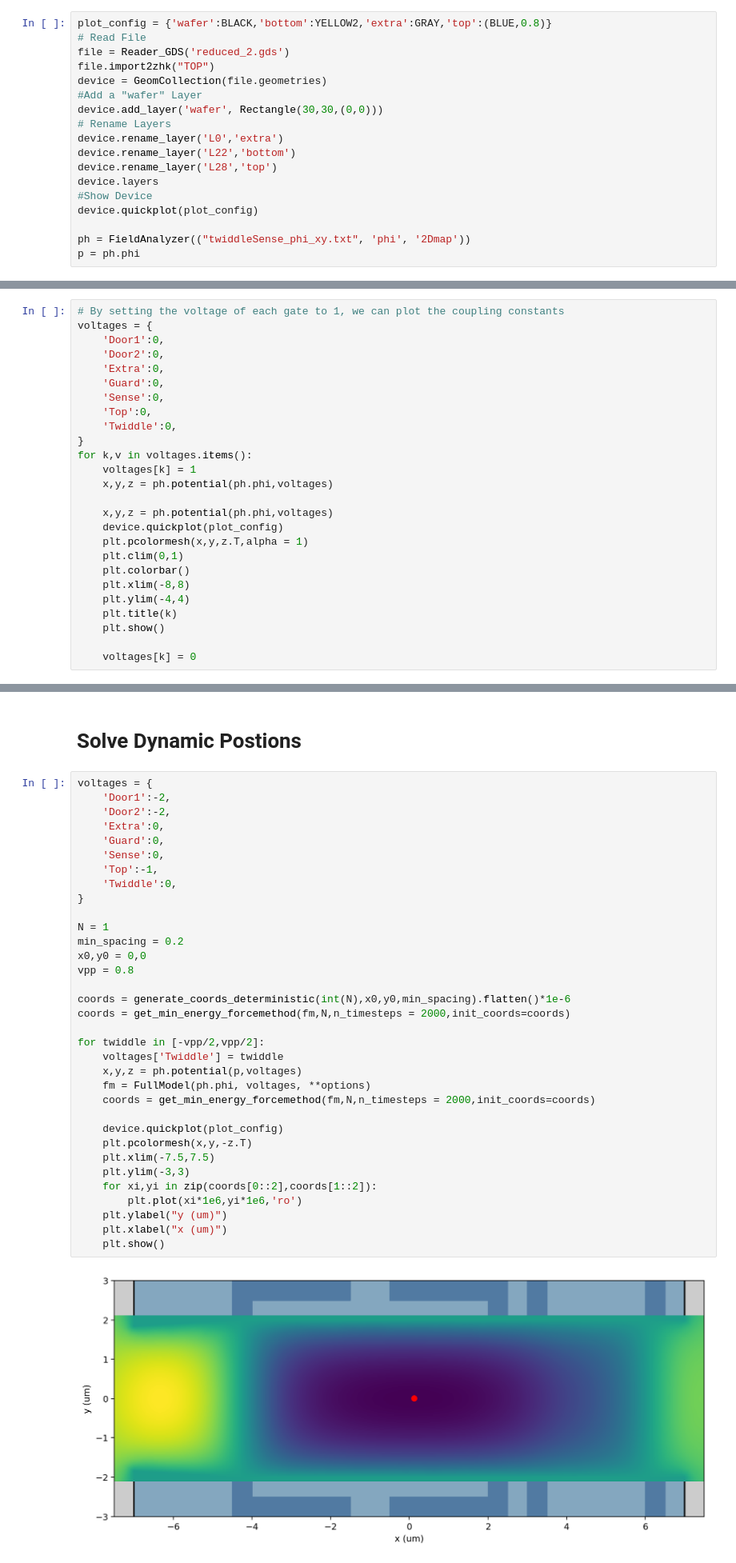
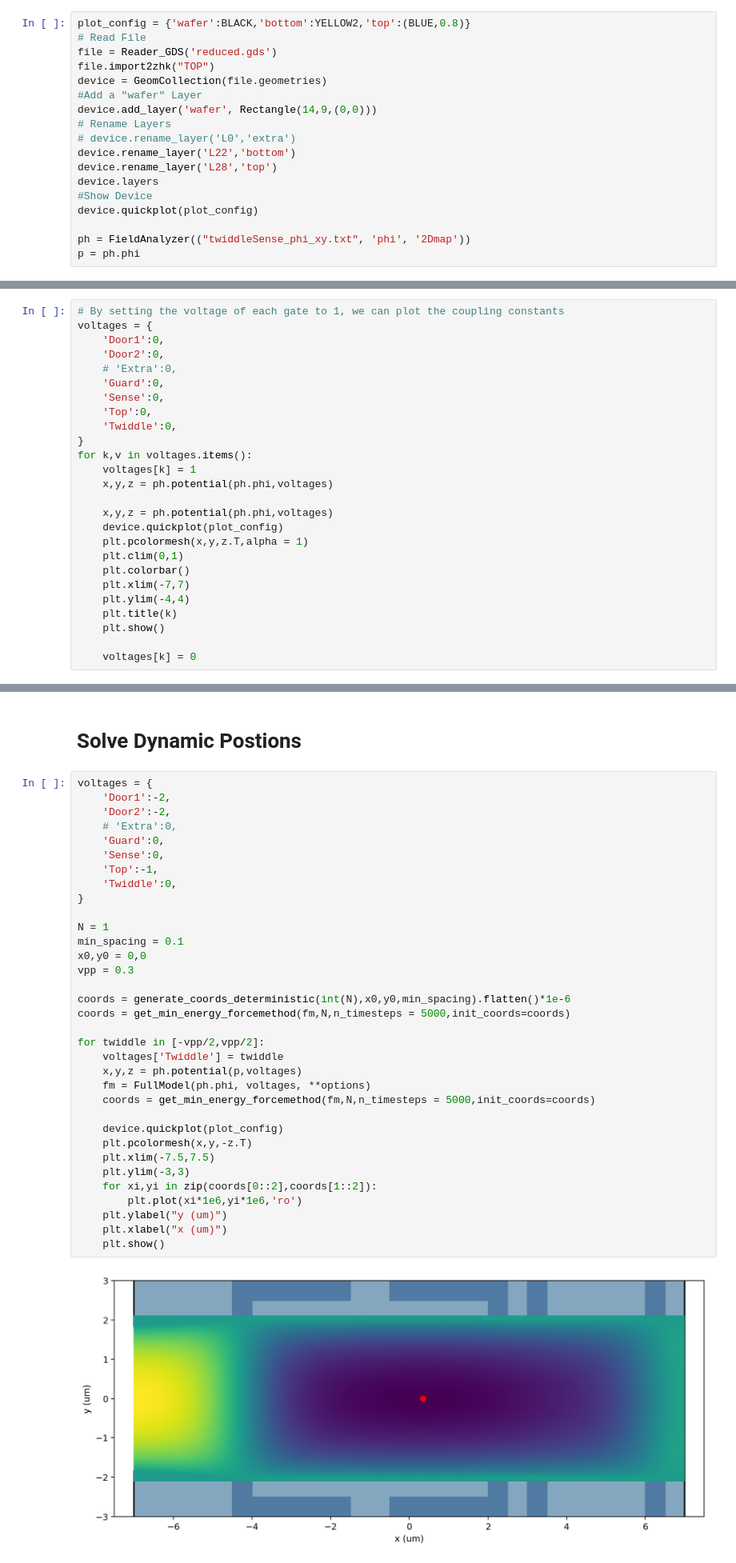
Before and after one commit to eelyon/LyonLabCodebase, a Jupyter notebook: zeroHeliumKitSims/Gordian/FEMAnalysis.ipynb, the cells around one changed output, grey strips where cells are left out. Shown at 80% size. Cells and saved outputs as stored; diff of their text form.

```diff
--- a/zeroHeliumKitSims/Gordian/FEMAnalysis.ipynb
+++ b/zeroHeliumKitSims/Gordian/FEMAnalysis.ipynb
@@ -20,15 +20,15 @@ from zeroheliumkit.helpers.constants import *
 # %% [markdown]
 # Device and FEM Results
 # %%
-plot_config = {'wafer':BLACK,'bottom':YELLOW2,'extra':GRAY,'top':(BLUE,0.8)}
+plot_config = {'wafer':BLACK,'bottom':YELLOW2,'top':(BLUE,0.8)}
 # Read File
-file = Reader_GDS('reduced_2.gds')
+file = Reader_GDS('reduced.gds')
 file.import2zhk("TOP")
 device = GeomCollection(file.geometries)
 #Add a "wafer" Layer
-device.add_layer('wafer', Rectangle(30,30,(0,0)))
+device.add_layer('wafer', Rectangle(14,9,(0,0)))
 # Rename Layers
-device.rename_layer('L0','extra')
+# device.rename_layer('L0','extra')
 device.rename_layer('L22','bottom')
 device.rename_layer('L28','top')
 device.layers
@@ -83,7 +83,7 @@ dict_keys(['Door1', 'Door2', 'Extra', 'Guard', 'Sense', 'Top', 'Twiddle', 'xlist
 voltages = {
     'Door1':0,
     'Door2':0,
-    'Extra':0,
+    # 'Extra':0,
     'Guard':0,
     'Sense':0,
     'Top':0,
@@ -98,7 +98,7 @@ for k,v in voltages.items():
     plt.pcolormesh(x,y,z.T,alpha = 1)
     plt.clim(0,1)
     plt.colorbar()
-    plt.xlim(-8,8)
+    plt.xlim(-7,7)
     plt.ylim(-4,4)
     plt.title(k)
     plt.show()
@@ -268,36 +267,36 @@ plt.show()
 # %%
 voltages = {
     'Door1':-2,
     'Door2':-2,
-    'Extra':0,
+    # 'Extra':0,
     'Guard':0,
     'Sense':0,
     'Top':-1,
     'Twiddle':0,
 }
 
 N = 1
-min_spacing = 0.2
+min_spacing = 0.1
 x0,y0 = 0,0
-vpp = 0.8
+vpp = 0.3
 
 coords = generate_coords_deterministic(int(N),x0,y0,min_spacing).flatten()*1e-6
-coords = get_min_energy_forcemethod(fm,N,n_timesteps = 2000,init_coords=coords)
+coords = get_min_energy_forcemethod(fm,N,n_timesteps = 5000,init_coords=coords)
 
 for twiddle in [-vpp/2,vpp/2]:
     voltages['Twiddle'] = twiddle
     x,y,z = ph.potential(p,voltages)
     fm = FullModel(ph.phi, voltages, **options)
-    coords = get_min_energy_forcemethod(fm,N,n_timesteps = 2000,init_coords=coords)
+    coords = get_min_energy_forcemethod(fm,N,n_timesteps = 5000,init_coords=coords)
 
     device.quickplot(plot_config)
     plt.pcolormesh(x,y,-z.T)
     plt.xlim(-7.5,7.5)
     plt.ylim(-3,3)
     for xi,yi in zip(coords[0::2],coords[1::2]):
         plt.plot(xi*1e6,yi*1e6,'ro')
     plt.ylabel("y (um)")
     plt.xlabel("x (um)")
     plt.show()
 # %% [output]
-[figure, old version]
+[figure, new version]
```
Also changed, not shown: parts of 13 cells of this notebook, 6 other files.
